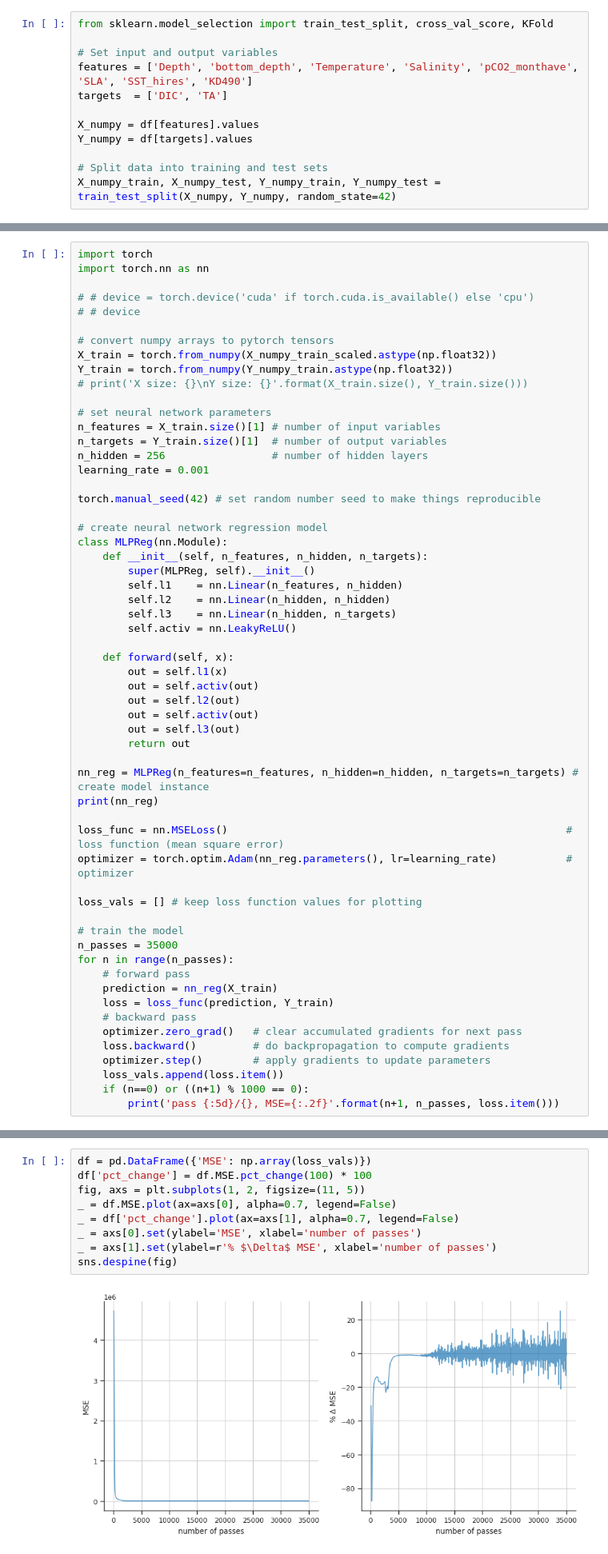
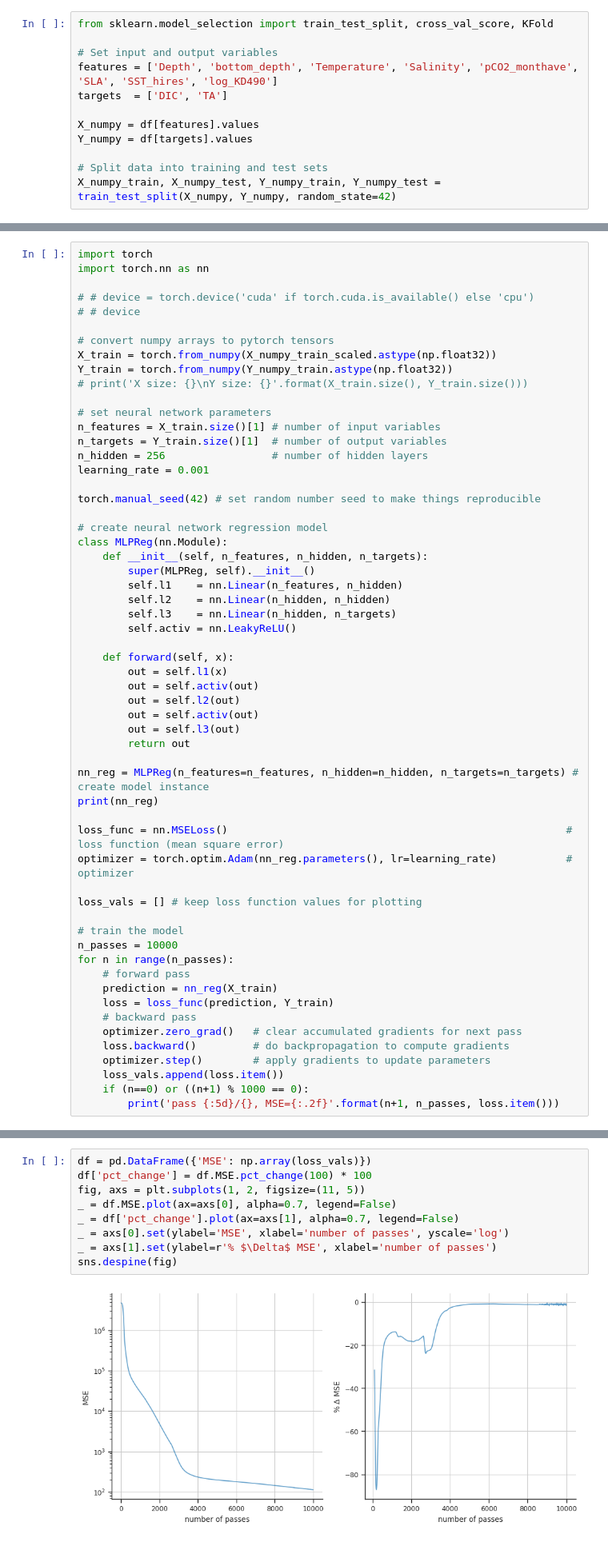
Before and after one commit to WHOIGit/nelme-bottom-water-bgc, a Jupyter notebook: bottle_data_model_pytorch_noO2.ipynb, the cells around one changed output, grey strips where cells are left out. Shown at 80% size. Drawn from its saved outputs; the diff is of its cells as text.

```diff
--- a/bottle_data_model_pytorch_noO2.ipynb
+++ b/bottle_data_model_pytorch_noO2.ipynb
@@ -29,7 +48,7 @@ df = pd.read_csv('data/bottle_satellite_data_clean.csv', parse_dates=['Date'], i
 from sklearn.model_selection import train_test_split, cross_val_score, KFold
 
 # Set input and output variables
-features = ['Depth', 'bottom_depth', 'Temperature', 'Salinity', 'pCO2_monthave', 'SLA', 'SST_hires', 'KD490']
+features = ['Depth', 'bottom_depth', 'Temperature', 'Salinity', 'pCO2_monthave', 'SLA', 'SST_hires', 'log_KD490']
 targets  = ['DIC', 'TA']
 
 X_numpy = df[features].values
@@ -105,7 +124,7 @@ optimizer = torch.optim.Adam(nn_reg.parameters(), lr=learning_rate)           #
 loss_vals = [] # keep loss function values for plotting
 
 # train the model
-n_passes = 35000
+n_passes = 10000
 for n in range(n_passes):
     # forward pass
     prediction = nn_reg(X_train)
@@ -140,14 +159,14 @@ pass 35000/35000, MSE=39.05
 # %%
 df = pd.DataFrame({'MSE': np.array(loss_vals)})
 df['pct_change'] = df.MSE.pct_change(100) * 100
 fig, axs = plt.subplots(1, 2, figsize=(11, 5))
 _ = df.MSE.plot(ax=axs[0], alpha=0.7, legend=False)
 _ = df['pct_change'].plot(ax=axs[1], alpha=0.7, legend=False)
-_ = axs[0].set(ylabel='MSE', xlabel='number of passes')
+_ = axs[0].set(ylabel='MSE', xlabel='number of passes', yscale='log')
 _ = axs[1].set(ylabel=r'% $\Delta$ MSE', xlabel='number of passes')
 sns.despine(fig)
 # %% [output]
-[figure, old version]
+[figure, new version]
 # %% [markdown]
 ### Evaluate model on test set
 # %%
```
Also changed, not shown: parts of 10 cells of this notebook, 10 other files.
